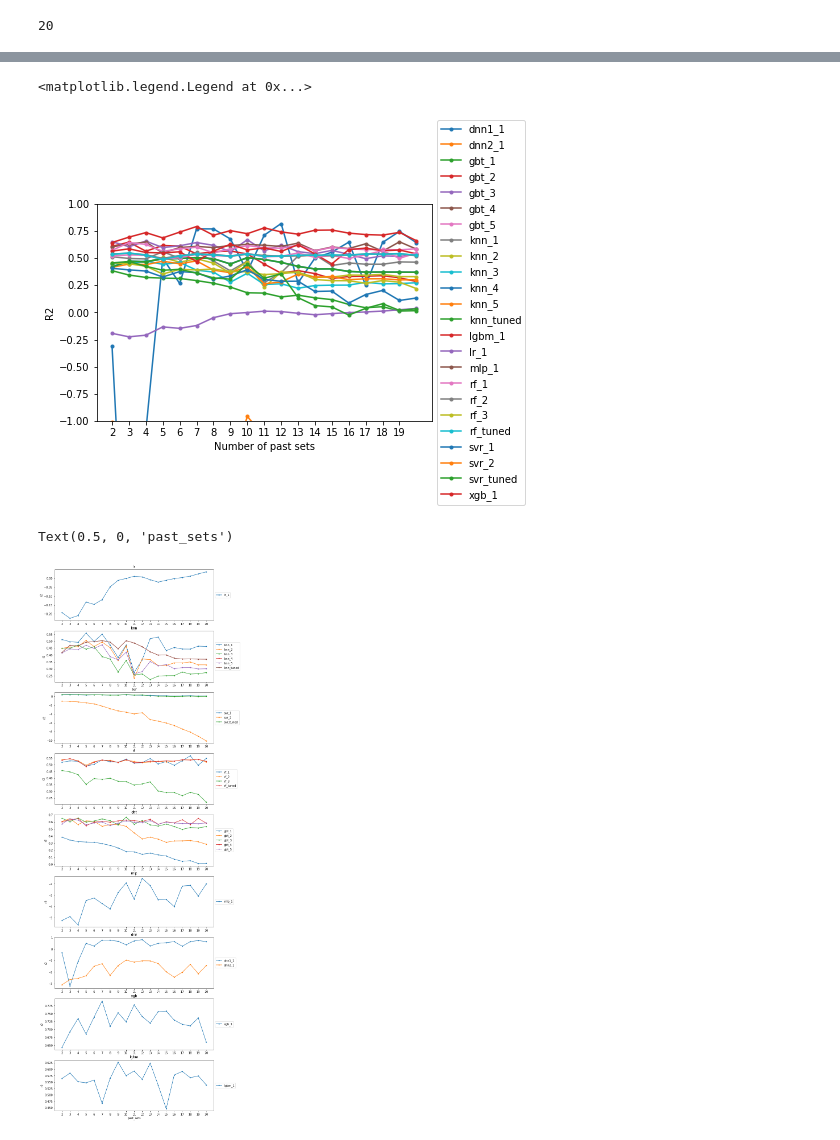
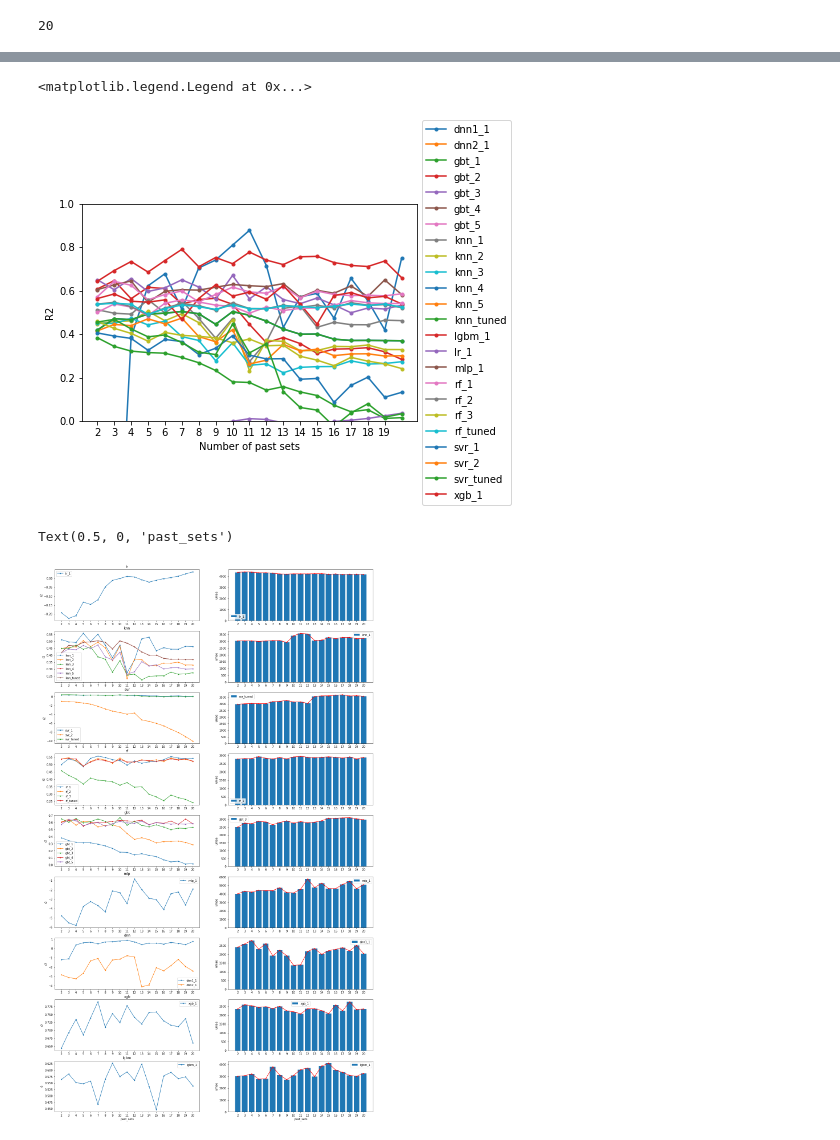
Before and after one commit to brdoney/TOP500-machine-learning, a Jupyter notebook: results_top.ipynb, the cells around one changed output, grey strips where cells are left out. Saved outputs shown, nothing was run; the diff lists cells and outputs as text; code cells hidden in the pictures.

Commit message:
Add support for un-standardising and scaling data

```diff
--- a/results_top.ipynb
+++ b/results_top.ipynb
@@ -38,10 +37,3 @@ Unknown processor: 'NEC', full name: 'NEC  3.200GHz' @ Earth Simulator, 2009
 Unknown processor: 'NEC', full name: 'NEC  3.20GHz' @ Earth Simulator, 2009
 Unknown processor: 'Xeon EM64T', full name: 'Xeon EM64T  3.60GHz' @ Thunderbird, 2006
 20
-# %%
-# Train model
-def train_model(model, train: Tuple[pd.DataFrame, pd.Series], test: Tuple[pd.DataFrame, pd.Series]) -> Dict[str, Any]:
-    model.fit(train[0], train[1])
-
-    pred_y = model.predict(test[0])
-    return calc_stats(test[1], pred_y, print_res=False)
@@ -49,7 +68,8 @@ def train_model(model, train: Tuple[pd.DataFrame, pd.Series], test: Tuple[pd.Dat
 # Hard code in scaler for now
 scaler = scalers["Robust"]
 
-results = pd.DataFrame(columns=["name", "past_sets", "scaler", "r2", "mae", "mape", "mse"])
+results = pd.DataFrame(columns=["name", "past_sets", "scaler",
+                       "r2", "mae", "mape", "mse", "ur2", "umae", "umape", "umse"])
 
 num_to_sweep = (num_sets + 1) - 2
 sets_pbar = tqdm(total=num_to_sweep)
@@ -57,6 +77,7 @@ total_pbar = tqdm(total=num_to_sweep * len(models))
 
 for past_sets in range(2, num_sets+1):
     cleaner = DataCleaner(scaler, dep_var)
+    cleaners[past_sets] = cleaner
 
     data = select_past(all_data, past_sets)
     data = cleaner.fit_transform(data)
@@ -65,7 +86,7 @@ for past_sets in range(2, num_sets+1):
     train, test = split_x_y([train, test], dep_var)
 
     for name, model in models.items():
-        res = train_model(model, train, test)
+        res = train_model(model, past_sets, train, test)
         res["name"] = name
         res["past_sets"] = past_sets
 
@@ -148,37 +160,66 @@ for p in results.groupby(["name"]):
     plt.xlabel("Number of past sets")
     plt.ylabel("R2")
 
-plt.ylim(-1, 1)
+# plt.wi
+plt.ylim(0, 1)
 plt.legend(loc="center left", bbox_to_anchor=(1, 0.5))
 # %% [output]
 <matplotlib.legend.Legend at 0x...>
-[figure, old version]
+[figure, new version]
 # %%
 import matplotlib.pyplot as plt
 
 subplot_dict = {"lr":  0, "knn": 1, "svr": 2, "rf":  3,
                 "gbt": 4, "mlp": 5, "dnn": 6, "xgb": 7, "lgbm": 8}
-fig, axes = plt.subplots(len(subplot_dict), figsize=(10, 35))
+fig, axes = plt.subplots(len(subplot_dict), 2, figsize=(20, 35))
+
+# Stored so we can use them later in error graph
+key_translations = {}
+left_stat = "r2"
 
 for name in models.keys():
+    # Find the matching plot
     for name_part, val in subplot_dict.items():
         if name_part in name:
-            plot = axes[val]
+            type_plot = axes[val][0]
+            key_translations[name] = name_part
             break
     else:
         raise ValueError(f"Invalid model name '{name}'")
 
+    # Plot the data
     res = results[results["name"] == name]
-    plot.plot(res["past_sets"], res["r2"], linestyle="-", marker=".", label=name)
+    type_plot.plot(res["past_sets"], res[left_stat], linestyle="-", marker=".", label=name)
+
+# Error graphs
+results_sorted = results.sort_values(by=left_stat, ascending=False)
+subplot_errors = {}
+right_stat = "umae"
+for name in results_sorted["name"].unique():  # type: ignore
+    name_part = key_translations[name]
+    if name_part not in subplot_errors:
+        subplot_errors[name_part] = name
+        best_plot = axes[subplot_dict[name_part]][1]
+
+        this_type = results[results["name"] == name]
+        best_plot.bar(this_type["past_sets"], this_type[right_stat], label=name)
+        best_plot.plot(this_type["past_sets"], this_type[right_stat],
+                       "r", linestyle="-", marker=".")
+        # best_plot.set_ylim(0, 1.25)
+        best_plot.set_ylabel(right_stat)
+        best_plot.set_xticks(range(2, num_sets + 1))
+        best_plot.legend()
+
 
 for name_part, val in subplot_dict.items():
-    plot = axes[val]
-    plot.set_title(name_part)
-    plot.legend(loc="center left", bbox_to_anchor=(1, 0.5))
-    plot.set_ylabel("r2")
-    plot.set_xticks(range(2, num_sets + 1))
+    type_plot = axes[val][0]
+    type_plot.set_title(name_part)
+    type_plot.set_ylabel(left_stat)
+    type_plot.set_xticks(range(2, num_sets + 1))
+    type_plot.legend()
 
-axes[-1].set_xlabel("past_sets")
+axes[-1][-2].set_xlabel("past_sets")
+axes[-1][-1].set_xlabel("past_sets")
 # %% [output]
 Text(0.5, 0, 'past_sets')
-[figure, old version]
+[figure, new version]
```
Also changed, not shown: parts of 6 cells of this notebook, 1 other file.
